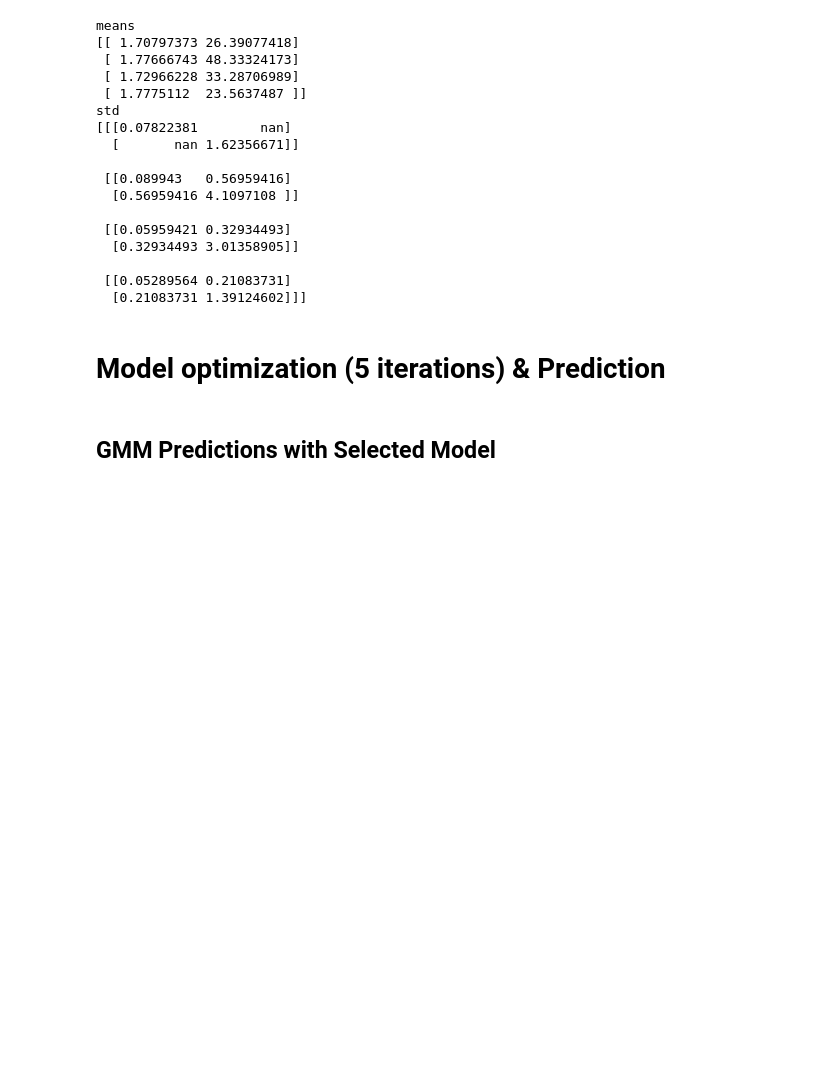
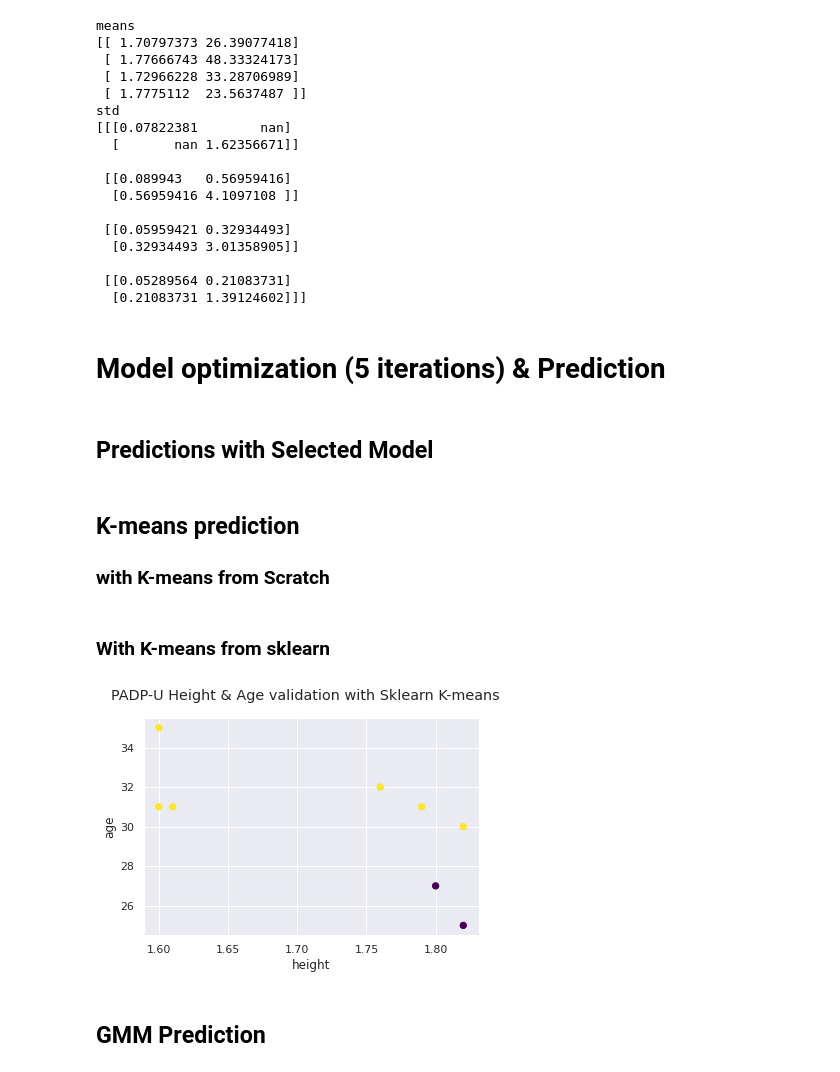
Before and after one commit to cavendano01/Statistical-Learning-II, a Jupyter notebook: K-means-&-GMM/K_means_y_GMM.ipynb, the cells around one changed output. Saved outputs shown, nothing was run; the diff lists cells and outputs as text; code cells hidden in the pictures; blank space fills up the shorter version.

Commit message:
Updated Prediction section

```diff
--- a/K-means-&-GMM/K_means_y_GMM.ipynb
+++ b/K-means-&-GMM/K_means_y_GMM.ipynb
@@ -158,4 +167,21 @@ std
 # %% [markdown]
 # Model optimization (5 iterations) & Prediction
 # %% [markdown]
-## GMM Predictions with Selected Model
+## Predictions with Selected Model
+# %% [markdown]
+## K-means prediction
+### with K-means from Scratch
+# %% [markdown]
+### With K-means from sklearn
+# %%
+
+labels = kmeans.predict(Y)
+plt.scatter(Y[:, 0], Y[:, 1], c=labels, s=40, cmap='viridis');
+plt.suptitle('PADP-U Height & Age validation with Sklearn K-means')
+plt.xlabel('height')
+plt.ylabel('age')
+plt.show()
+# %% [output]
+[figure, added]
+# %% [markdown]
+## GMM Prediction
```
Also changed, not shown: parts of 13 cells of this notebook.
